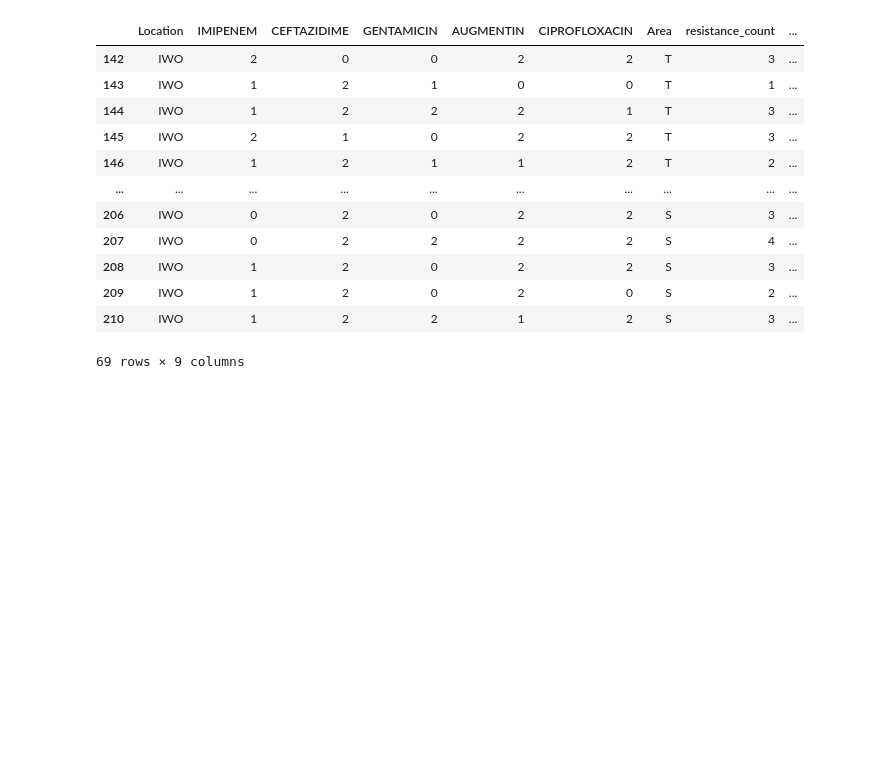
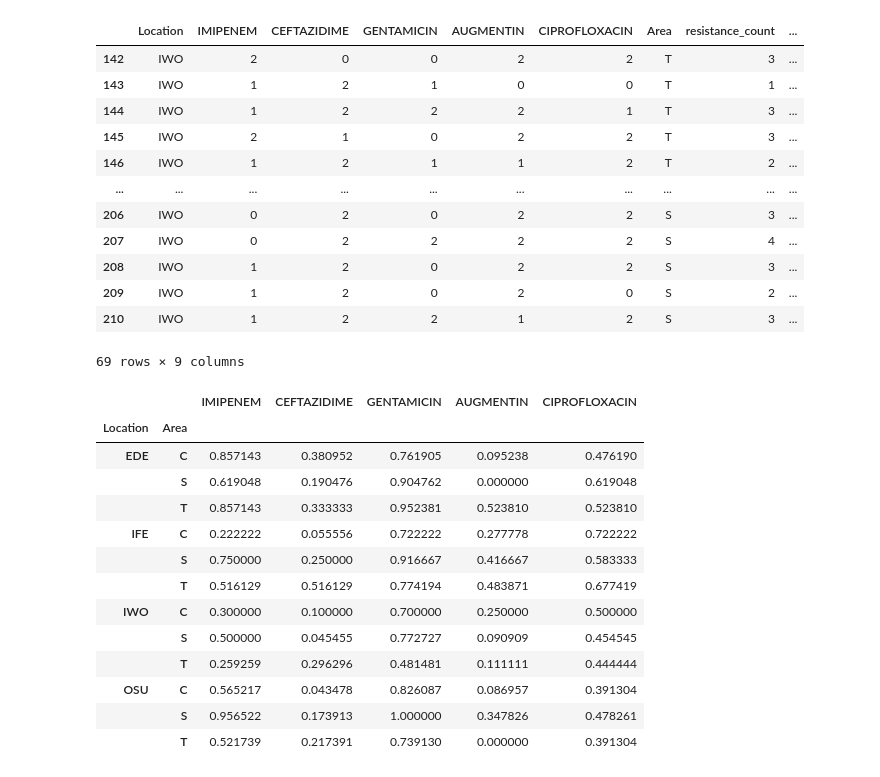
Before and after one commit to anfasahammed/antibiotic-resistance-prediction, a Jupyter notebook: nigeria.ipynb, the cells around one changed output. Drawn from its saved outputs; the diff is of its cells as text; code cells hidden in the pictures; blank space fills up the shorter version.

```diff
--- a/nigeria.ipynb
+++ b/nigeria.ipynb
@@ -336,3 +336,23 @@ df_encoded.loc[df_encoded['Location'] == 'IWO']
 69 rows × 9 columns
 # %%
 df_encoded.to_csv('nigeria_encoded.csv', index=False)
+# %%
+freq_S = df_encoded.groupby(['Location','Area'])[antibiotics].apply(lambda x: (x==0).mean())
+freq_I = df_encoded.groupby(['Location','Area'])[antibiotics].apply(lambda x: (x==1).mean())
+# %%
+freq_S
+# %% [output]
+|  |  | IMIPENEM | CEFTAZIDIME | GENTAMICIN | AUGMENTIN | CIPROFLOXACIN |
+| Location | Area |  |  |  |  |  |
+| EDE | C | 0.857143 | 0.380952 | 0.761905 | 0.095238 | 0.476190 |
+|  | S | 0.619048 | 0.190476 | 0.904762 | 0.000000 | 0.619048 |
+|  | T | 0.857143 | 0.333333 | 0.952381 | 0.523810 | 0.523810 |
+| IFE | C | 0.222222 | 0.055556 | 0.722222 | 0.277778 | 0.722222 |
+|  | S | 0.750000 | 0.250000 | 0.916667 | 0.416667 | 0.583333 |
+|  | T | 0.516129 | 0.516129 | 0.774194 | 0.483871 | 0.677419 |
+| IWO | C | 0.300000 | 0.100000 | 0.700000 | 0.250000 | 0.500000 |
+|  | S | 0.500000 | 0.045455 | 0.772727 | 0.090909 | 0.454545 |
+|  | T | 0.259259 | 0.296296 | 0.481481 | 0.111111 | 0.444444 |
+| OSU | C | 0.565217 | 0.043478 | 0.826087 | 0.086957 | 0.391304 |
+|  | S | 0.956522 | 0.173913 | 1.000000 | 0.347826 | 0.478261 |
+|  | T | 0.521739 | 0.217391 | 0.739130 | 0.000000 | 0.391304 |
```
Also changed, not shown: parts of 13 cells of this notebook, 4 other files.
